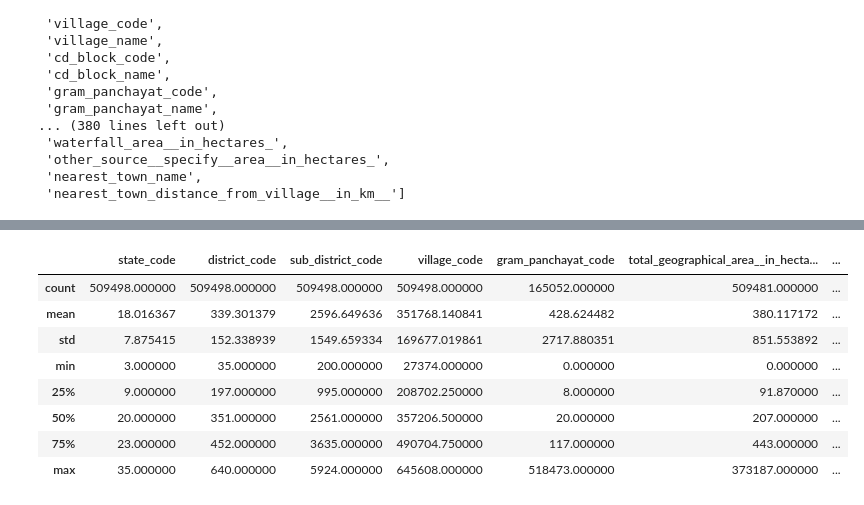
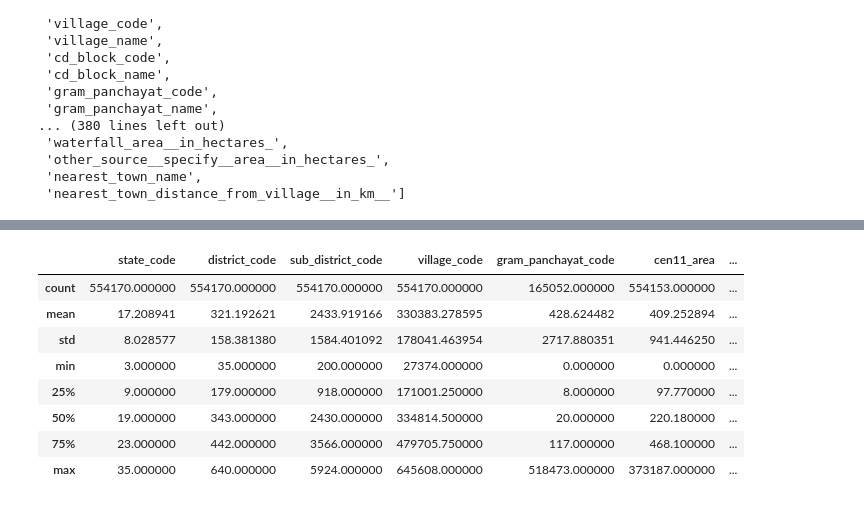
Before and after one commit to SaiSiddhardhaKalla/Master_Thesis, a Jupyter notebook: census2011.ipynb, the cells around one changed output, grey strips where cells are left out. Cells and saved outputs as stored; diff of their text form; code cells hidden in the pictures.

```diff
--- a/census2011.ipynb
+++ b/census2011.ipynb
@@ -7,6 +13,8 @@ pd.set_option('display.max_columns', None)
 # %%
 df = pd.read_csv('/Users/sid/Downloads/category-wise-workers.csv')
-census = pd.read_csv('/Users/sid/Library/CloudStorage/OneDrive-DeakinUniversity/UDocs - D/DataSets/census2011/census2011.csv',encoding='ISO-8859-1')
+census2 = pd.read_csv('/Users/sid/Library/CloudStorage/OneDrive-DeakinUniversity/UDocs - D/DataSets/census2011/census2011.csv',encoding='ISO-8859-1')
+rj = pd.read_csv('/Users/sid/Downloads/DCHB_RJ_Village.csv')
+census = pd.concat([census2, pd.DataFrame(rj.values, columns=census2.columns)], axis=0, ignore_index=True)
 census
 # %% [output]
 |  | state_code | state_name | district_code | district_name | sub_district_code | sub_district_name | ... |
@@ -58,6 +66,8 @@ cen2 = census[['state_code',
  'total_geographical_area__in_hectares_',
  'total__households',
  'total_population_of_village',
+ 'total_male_population_of_village',
+ 'total_female_population_of_village',
  'total_scheduled_castes_population_of_village',
  'total_scheduled_tribes_population_of_village',
  'govt_primary_school__status_a_1__na_2__',
@@ -192,0 +203,30 @@ cen3
+# %%
+cen4 = cen3.rename(columns={'total_geographical_area__in_hectares_': 'cen11_area', 'total_population_of_village':'population',
+                            'total_male_population_of_village':'male_pop','total_female_population_of_village':'female_pop',
+                                  'total_scheduled_castes_population_of_village':'sc_pop','total_scheduled_tribes_population_of_village':'st_pop',
+                                  'govt_primary_school__status_a_1__na_2__':'p_school','govt_middle_school__status_a_1__na_2__':'m_school',
+                                  'govt_secondary_school__status_a_1__na_2__':'h_school','govt_senior_secondary_school__status_a_1__na_2__':'ssc_school',
+                                  'govt_arts_and_science_degree_college__status_a_1__na_2__':'arts_and_science_degree_college','govt_polytechnic__status_a_1__na_2__':'polytechnic',
+                                  'govt_vocational_training_school_iti__status_a_1__na_2__':'iti','community_health_centre__numbers_':'chc',
+                                  'primary_health_centre__numbers_':'phc','primary_health_sub_centre__numbers_':'phc_subcentre',
+                                  'maternity_and_child_welfare_centre__numbers_':'mcwc','dispensary__numbers_':'dispensary',
+                                  'veterinary_hospital__numbers_':'veterinary_hospital','post_office__status_a_1__na_2__':'post_office',
+                                  'sub_post_office__status_a_1__na_2__':'subpost_office','public_bus_service__status_a_1__na_2__':'bus',
+                                  'railway_station__status_a_1__na_2__':'railway','auto_modified_autos__status_a_1__na_2__':'auto',
+                                  'vans__status_a_1__na_2__':'vans','national_highway__status_a_1__na_2__':'national_highway',
+                                  'state_highway__status_a_1__na_2__':'state_highway','major_district_road__status_a_1__na_2__':'MDR',
+                                  'other_district_road__status_a_1__na_2__':'ODR','all_weather_road__status_a_1__na_2__':'all_weather_road',
+                                  'commercial_bank__status_a_1__na_2__':'commercial_bank','cooperative_bank__status_a_1__na_2__':'cooperative_bank',
+                                  'public_distribution_system__pds__shop__status_a_1__na_2__':'pds','mandis_regular_market__status_a_1__na_2__':'mandis',
+                                  'nutritional_centres_icds__status_a_1__na_2__':'icds','nutritional_centres_anganwadi_centre__status_a_1__na_2__':'aanganwadi',
+                                  'asha__status_a_1__na_2__':'asha','nearest_town_distance_from_village__in_km__':'nearest_town_distance'
+                                  })
+# %%
+# Define a dictionary to map text values to numbers
+replace_dict = {'a': 5, 'b': 10, 'c': 20}
+
+# Replace the text values
+cen4['nearest_town_distance'] = cen4['nearest_town_distance'].replace(replace_dict)
+
+# Convert the column to numeric, forcing any remaining non-numeric values to NaN
+cen4['nearest_town_distance'] = pd.to_numeric(cen4['nearest_town_distance'], errors='coerce')
@@ -193,13 +249,13 @@ cen3
 # %%
-summary_stats = cen3.describe()
+summary_stats = cen4.describe()
 summary_stats
 # %% [output]
-|  | state_code | district_code | sub_district_code | village_code | gram_panchayat_code | total_geographical_area__in_hecta... | ... |
-| count | 509498.000000 | 509498.000000 | 509498.000000 | 509498.000000 | 165052.000000 | 509481.000000 | ... |
-| mean | 18.016367 | 339.301379 | 2596.649636 | 351768.140841 | 428.624482 | 380.117172 | ... |
-| std | 7.875415 | 152.338939 | 1549.659334 | 169677.019861 | 2717.880351 | 851.553892 | ... |
+|  | state_code | district_code | sub_district_code | village_code | gram_panchayat_code | cen11_area | ... |
+| count | 554170.000000 | 554170.000000 | 554170.000000 | 554170.000000 | 165052.000000 | 554153.000000 | ... |
+| mean | 17.208941 | 321.192621 | 2433.919166 | 330383.278595 | 428.624482 | 409.252894 | ... |
+| std | 8.028577 | 158.381380 | 1584.401092 | 178041.463954 | 2717.880351 | 941.446250 | ... |
 | min | 3.000000 | 35.000000 | 200.000000 | 27374.000000 | 0.000000 | 0.000000 | ... |
-| 25% | 9.000000 | 197.000000 | 995.000000 | 208702.250000 | 8.000000 | 91.870000 | ... |
-| 50% | 20.000000 | 351.000000 | 2561.000000 | 357206.500000 | 20.000000 | 207.000000 | ... |
-| 75% | 23.000000 | 452.000000 | 3635.000000 | 490704.750000 | 117.000000 | 443.000000 | ... |
+| 25% | 9.000000 | 179.000000 | 918.000000 | 171001.250000 | 8.000000 | 97.770000 | ... |
+| 50% | 19.000000 | 343.000000 | 2430.000000 | 334814.500000 | 20.000000 | 220.180000 | ... |
+| 75% | 23.000000 | 442.000000 | 3566.000000 | 479705.750000 | 117.000000 | 468.100000 | ... |
 | max | 35.000000 | 640.000000 | 5924.000000 | 645608.000000 | 518473.000000 | 373187.000000 | ... |
```
Also changed, not shown: parts of 55 cells of this notebook.
